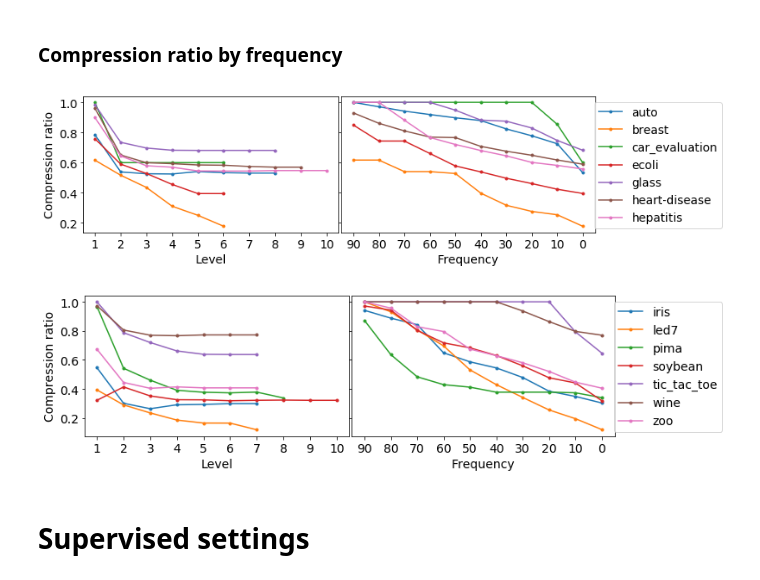
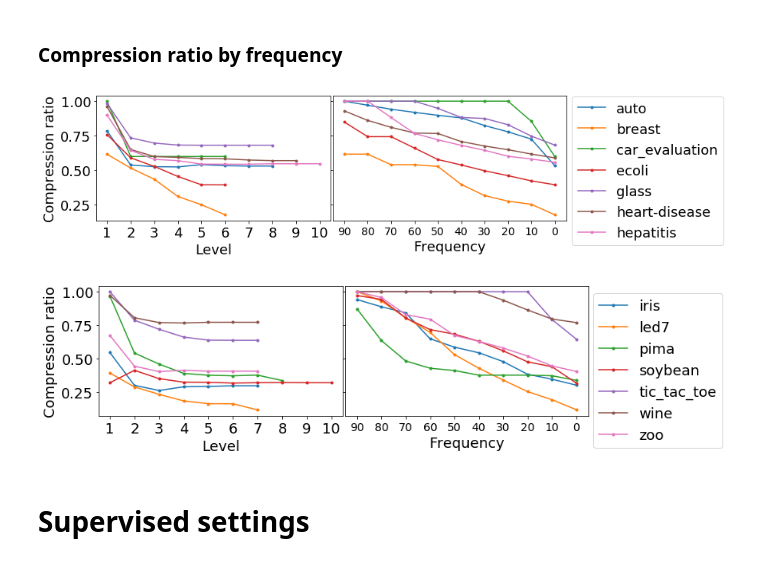
Before and after one commit to makhalova/pattern_mining_tools, a Jupyter notebook: experiments/PKDD_2020/output_for_paper.ipynb, the cells around one changed output. Drawn from its saved outputs; the diff is of its cells as text; code cells hidden in the pictures.

```diff
--- a/experiments/PKDD_2020/output_for_paper.ipynb
+++ b/experiments/PKDD_2020/output_for_paper.ipynb
@@ -32,37 +55,42 @@ data_name_ads2 = 'closed-1d.isc'
 first_datasets  = ['auto', 'breast', 'car_evaluation', 'ecoli', 'glass', 'heart-disease', 'hepatitis']
 second_datasets = ['iris', 'led7', 'pima', 'soybean', 'tic_tac_toe', 'wine', 'zoo']
 # %%
+fontsize = 18
+
 df = pd.read_csv('./results/gradual_characteristics.csv',  index_col=0)
 data_name = sorted(df.data_name.unique())
 
 f, axes = plt.subplots(1, 2, figsize = (11, 3), sharey = True)
 
 df_levels = df[df.type == 'level']
 for dname in first_datasets:
     df_temp = df_levels[df_levels.data_name == dname]
     axes[0].plot(df_temp.threshold, df_temp.CR, label = dname, marker = '.')
-axes[0].set_ylabel('Compression ratio', fontsize = 14)
-axes[0].set_xlabel('Level', fontsize = 14)
+axes[0].set_ylabel('Compression ratio', fontsize = fontsize)
+axes[0].set_xlabel('Level', fontsize = fontsize)
 axes[0].set_xticks(np.arange(1, 11))
-axes[0].tick_params(axis='both', which='major', labelsize=14)
+axes[0].tick_params(axis='both', which='major', labelsize=fontsize)
 
 
 df_frequency = df[df.type == 'frequency']
 for dname in first_datasets:
     df_temp = df_frequency[df_frequency.data_name == dname]
     axes[1].plot(df_temp.threshold, df_temp.CR, label = dname, marker = '.')
 axes[1].tick_params(axis='both', which='major', labelsize=14)
-axes[1].set_xlabel('Frequency', fontsize = 14)
+axes[1].set_xlabel('Frequency', fontsize = fontsize)
 axes[1].set_xlim(95, -5)
 axes[1].set_xticks(np.arange(90, -1, -10))
-axes[1].legend(loc='upper right', bbox_to_anchor=(1.52, 1.), fontsize = 14)
+axes[1].legend(loc='upper right', bbox_to_anchor=(1.7, 1.05), fontsize = fontsize)
 plt.subplots_adjust(wspace=.01, hspace = 0.02)
 
 plt.savefig('./figures/compression_ratio1.png', transparent = True, bbox_inches='tight',  pad_inches=0.1)
 plt.show()
 # %% [output]
-[figure, old version]
+[figure, new version]
 # %%
+fontsize = 18
+
+
 df = pd.read_csv('./results/gradual_characteristics.csv',  index_col=0)
 data_name = sorted(df.data_name.unique())
 
@@ -72,10 +100,10 @@ df_levels = df[df.type == 'level']
 for dname in second_datasets:
     df_temp = df_levels[df_levels.data_name == dname]
     axes[0].plot(df_temp.threshold, df_temp.CR, label = dname, marker = '.')
-axes[0].set_ylabel('Compression ratio', fontsize = 14)
-axes[0].set_xlabel('Level', fontsize = 14)
+axes[0].set_ylabel('Compression ratio', fontsize = fontsize)
+axes[0].set_xlabel('Level', fontsize = fontsize)
 axes[0].set_xticks(np.arange(1, 11))
-axes[0].tick_params(axis='both', which='major', labelsize=14)
+axes[0].tick_params(axis='both', which='major', labelsize=fontsize)
 
 
 df_frequency = df[df.type == 'frequency']
@@ -83,16 +111,16 @@ for dname in second_datasets:
     df_temp = df_frequency[df_frequency.data_name == dname]
     axes[1].plot(df_temp.threshold, df_temp.CR, label = dname, marker = '.')
 axes[1].tick_params(axis='both', which='major', labelsize=14)
-axes[1].set_xlabel('Frequency', fontsize = 14)
+axes[1].set_xlabel('Frequency', fontsize = fontsize)
 axes[1].set_xlim(95, -5)
 axes[1].set_xticks(np.arange(90, -1, -10))
-axes[1].legend(loc='upper right', bbox_to_anchor=(1.43, 1.), fontsize = 14)
+axes[1].legend(loc='upper right', bbox_to_anchor=(1.58, 1.), fontsize = fontsize)
 
 plt.subplots_adjust(wspace=.01, hspace = 0.02)
 plt.savefig('./figures/compression_ratio2.png', transparent = True, bbox_inches='tight',  pad_inches=0.1)
 plt.show()
 # %% [output]
-[figure, old version]
+[figure, new version]
 # %% [markdown]
 # Supervised settings
 # %%
```
Also changed, not shown: parts of 9 cells of this notebook, 1 other file.
